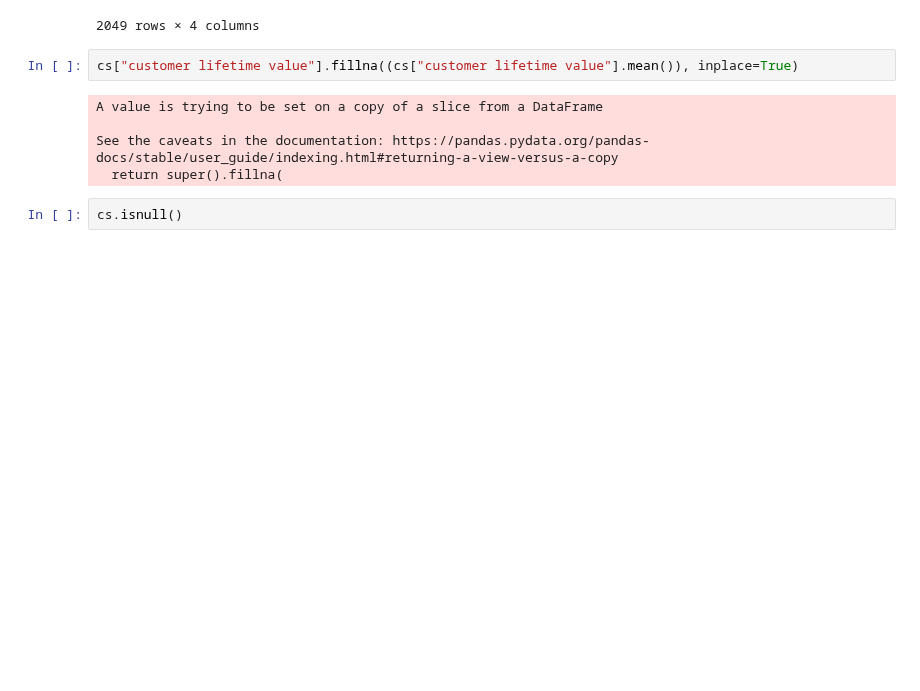
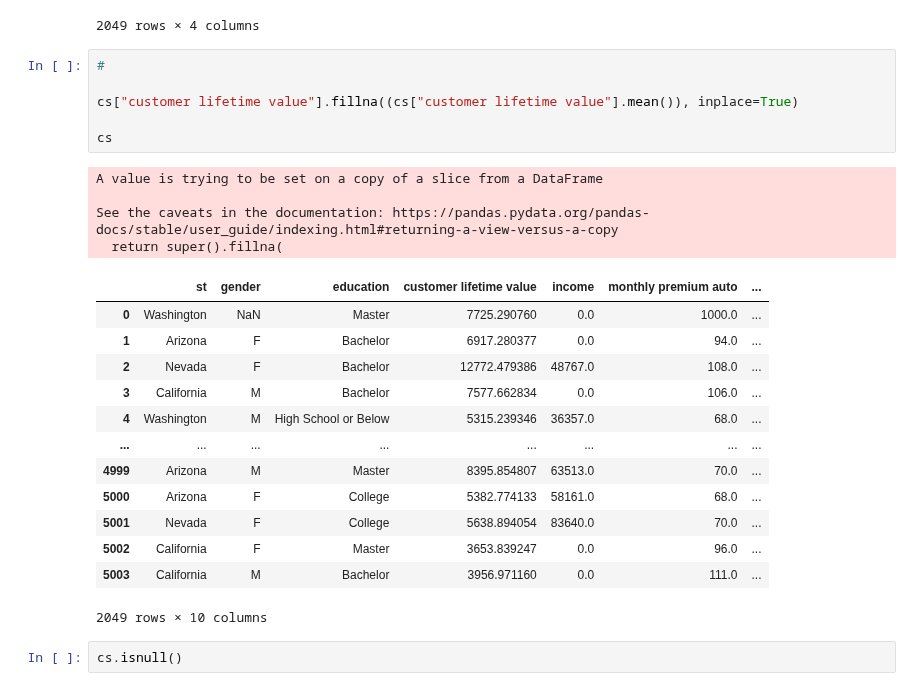
Before and after one commit to AyseSubasi/BootCamp-Aug, a Jupyter notebook: Case study/customer analysis /Customer analysis - Case Study.ipynb, the cells around one changed output. Drawn from its saved outputs; the diff is of its cells as text; blank space fills up the shorter version.

```diff
--- a/Case study/customer analysis /Customer analysis - Case Study.ipynb
+++ b/Case study/customer analysis /Customer analysis - Case Study.ipynb
@@ -349,12 +349,29 @@ cs._get_numeric_data()
 | 5003 | 3956.971160 | 0.0 | 111.0 | 700.349052 |
 2049 rows × 4 columns
 # %%
+#
+
 cs["customer lifetime value"].fillna((cs["customer lifetime value"].mean()), inplace=True)
+
+cs
 # %% [output]
 A value is trying to be set on a copy of a slice from a DataFrame
 
 See the caveats in the documentation: https://pandas.pydata.org/pandas-docs/stable/user_guide/indexing.html#returning-a-view-versus-a-copy
   return super().fillna(
+|  | st | gender | education | customer lifetime value | income | monthly premium auto | ... |
+| 0 | Washington | NaN | Master | 7725.290760 | 0.0 | 1000.0 | ... |
+| 1 | Arizona | F | Bachelor | 6917.280377 | 0.0 | 94.0 | ... |
+| 2 | Nevada | F | Bachelor | 12772.479386 | 48767.0 | 108.0 | ... |
+| 3 | California | M | Bachelor | 7577.662834 | 0.0 | 106.0 | ... |
+| 4 | Washington | M | High School or Below | 5315.239346 | 36357.0 | 68.0 | ... |
+| ... | ... | ... | ... | ... | ... | ... | ... |
+| 4999 | Arizona | M | Master | 8395.854807 | 63513.0 | 70.0 | ... |
+| 5000 | Arizona | F | College | 5382.774133 | 58161.0 | 68.0 | ... |
+| 5001 | Nevada | F | College | 5638.894054 | 83640.0 | 70.0 | ... |
+| 5002 | California | F | Master | 3653.839247 | 0.0 | 96.0 | ... |
+| 5003 | California | M | Bachelor | 3956.971160 | 0.0 | 111.0 | ... |
+2049 rows × 10 columns
 # %%
 cs.isnull()
 # %% [output]
```
